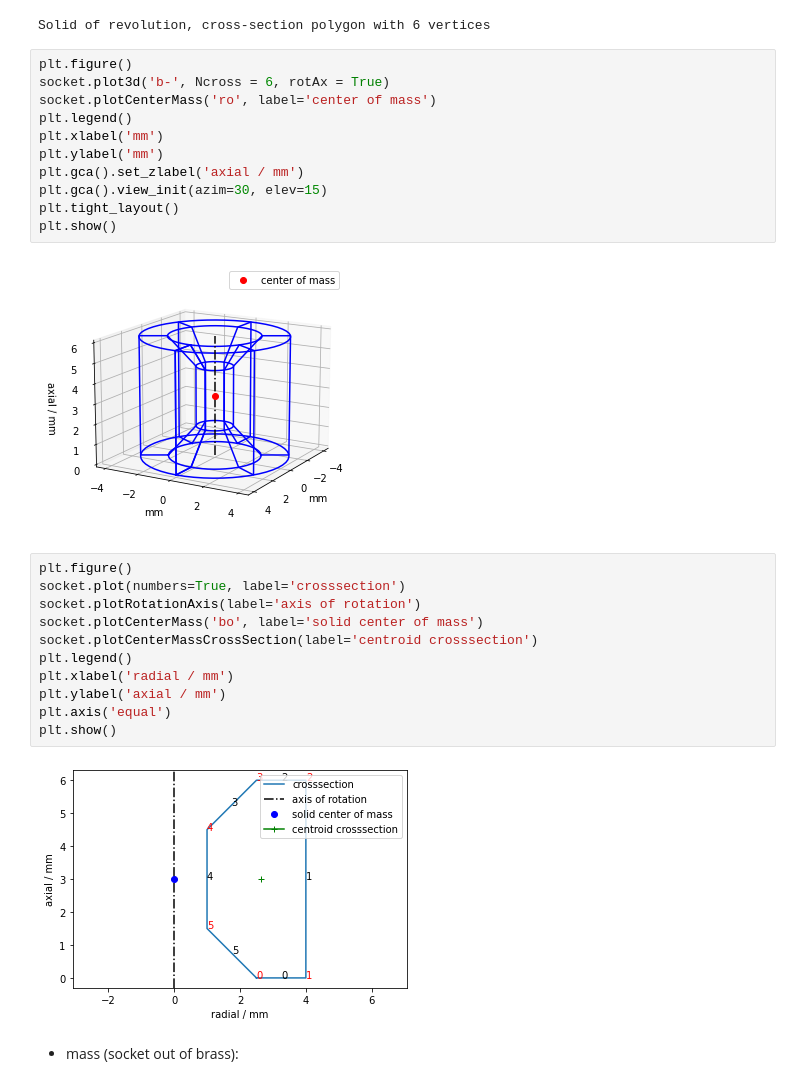
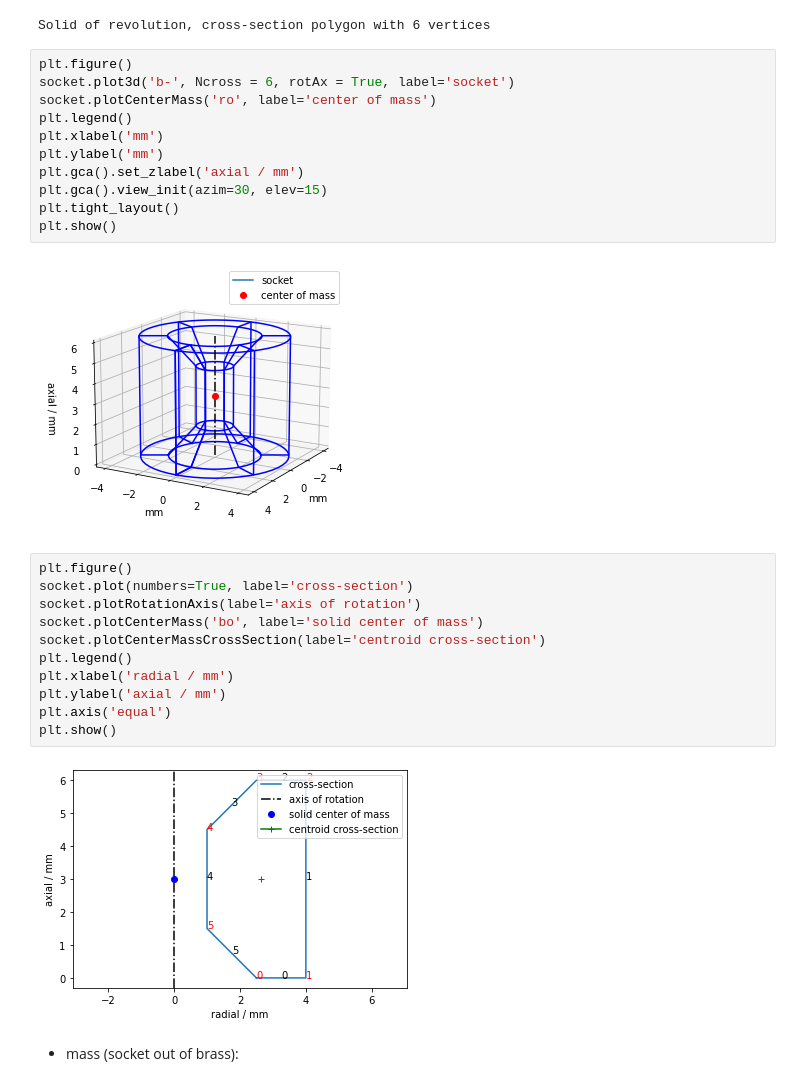
Before and after one commit to gerritnowald/polygon, a Jupyter notebook: examples/examples.ipynb, the cells around one changed output. Cells and saved outputs as stored; diff of their text form.

Commit message:
unique labels

```diff
--- a/examples/examples.ipynb
+++ b/examples/examples.ipynb
@@ -127,30 +127,30 @@ print(socket)
 Solid of revolution, cross-section polygon with 6 vertices
 # %%
 plt.figure()
-socket.plot3d('b-', Ncross = 6, rotAx = True)
+socket.plot3d('b-', Ncross = 6, rotAx = True, label='socket')
 socket.plotCenterMass('ro', label='center of mass')
 plt.legend()
 plt.xlabel('mm')
 plt.ylabel('mm')
 plt.gca().set_zlabel('axial / mm')
 plt.gca().view_init(azim=30, elev=15)
 plt.tight_layout()
 plt.show()
 # %% [output]
-[figure, old version]
+[figure, new version]
 # %%
 plt.figure()
-socket.plot(numbers=True, label='crosssection')
+socket.plot(numbers=True, label='cross-section')
 socket.plotRotationAxis(label='axis of rotation')
 socket.plotCenterMass('bo', label='solid center of mass')
-socket.plotCenterMassCrossSection(label='centroid crosssection')
+socket.plotCenterMassCrossSection(label='centroid cross-section')
 plt.legend()
 plt.xlabel('radial / mm')
 plt.ylabel('axial / mm')
 plt.axis('equal')
 plt.show()
 # %% [output]
-[figure, old version]
+[figure, new version]
 # %% [markdown]
 - mass (socket out of brass):
 # %%
```
Also changed, not shown: parts of 5 cells of this notebook, 2 other files.
